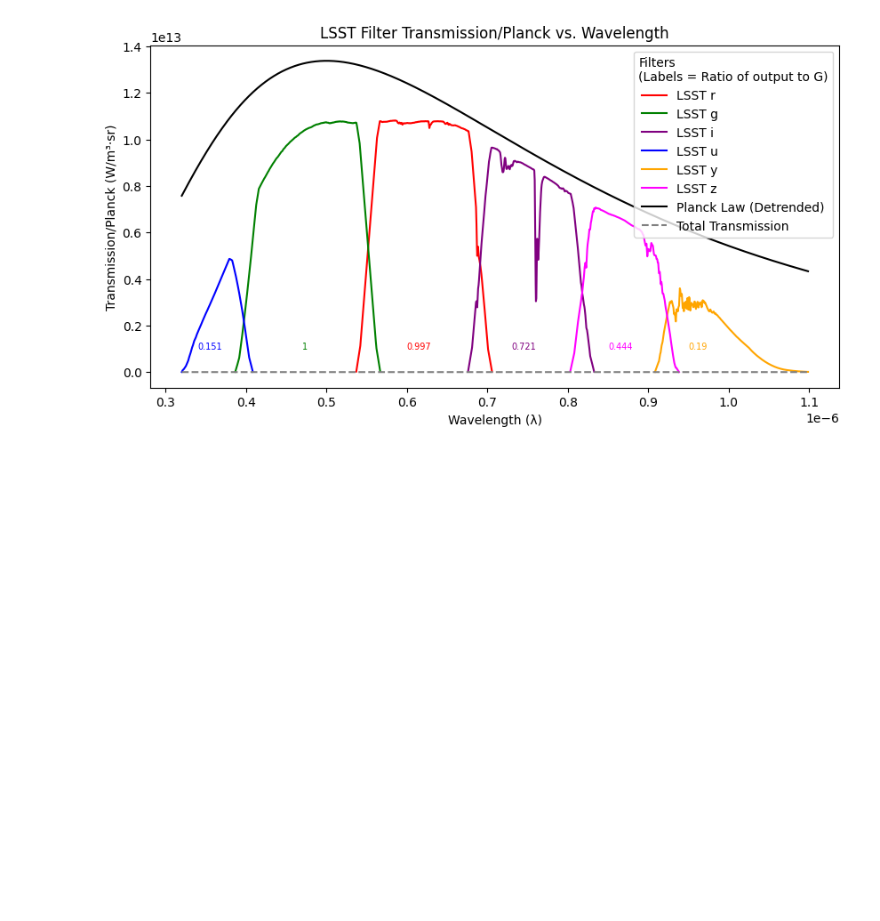
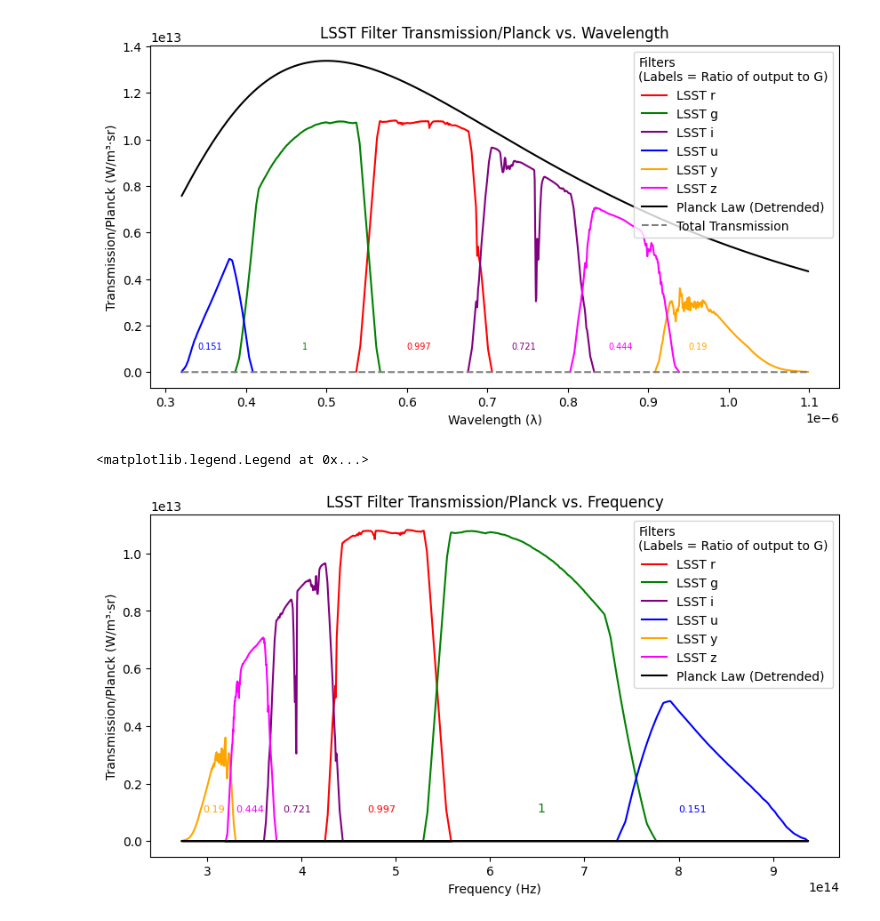
Before and after one commit to varunprit/Coding, a Jupyter notebook: mcfacts/LSST_eff.ipynb, the cells around one changed output. Saved outputs shown, nothing was run; the diff lists cells and outputs as text; code cells hidden in the pictures; blank space fills up the shorter version.

Commit message:
freq

```diff
--- a/mcfacts/LSST_eff.ipynb
+++ b/mcfacts/LSST_eff.ipynb
@@ -40,8 +40,17 @@ u_wave = u_filter * 1e-10
 y_wave = y_filter * 1e-10
 z_wave = z_filter * 1e-10
 
+# converting wavelength to frequency
+c = 3e8 #speed of light
+r_freq = c/r_wave #using c already below as 3e8
+g_freq = c/g_wave
+i_freq = c/i_wave
+u_freq = c/u_wave
+y_freq = c/y_wave
+z_freq = c/z_wave
 
-#planck law
+
+#planck law for wavelengths
 t = 5800 #Temp of sun
 h = 6.626e-34 #Plank constant
 c = 3e8 #speed of light
@@ -88,6 +97,8 @@ z_ratio = z_total / g_total
 total_wave = np.concatenate((r_wave, g_wave, i_wave, u_wave, y_wave, z_wave)) #combining all the wavelengths in one
 plank_total = np.concatenate((plank_r, plank_g, plank_i, plank_u, plank_y, plank_z)) #Full Planck law
 trans_total = np.concatenate((r_trans, g_trans, i_trans, u_trans, y_trans, z_trans))
+total_freq = np.concatenate((r_freq, g_freq, i_freq, u_freq, y_freq, z_freq))
+freq_index = np.argsort(total_freq) #sorting the frequency values
 
 # To make plancks law graph smooth
 total_index = np.argsort(total_wave)
@@ -97,11 +108,11 @@ plank_total = (plank_total[total_index])*5e-1 #multiplied to make fit the graph
 # for y axis
 wavelength = np.linspace(min(trans_total), max(trans_total), len(total_wave))
 alpha = 1
-flux = (wavelength**(-alpha))*1e13
+flux = (wavelength**(-alpha))
 #flux *= flux.max()
 
 
 print(r_total, g_total, i_total, u_total, y_total, z_total)
-print(flux)
+print(r_freq)
 # %% [output]
 1.478394677861521e+16 1.4827916403347366e+16 1.0684893071692444e+16 2244757063838288.8 2810554652713769.0 6578972742849477.0
@@ -133,3 +154,29 @@ plt.legend(title="Filters\n(Labels = Ratio of output to G)",loc='upper right')
 # %% [output]
 <matplotlib.legend.Legend at 0x...>
 [figure]
+# %%
+# Plot Code
+plt.figure(figsize=(10, 5))
+plt.plot(r_freq, r_trans, color='red', label='LSST r')
+plt.plot(g_freq, g_trans, color='green', label='LSST g')
+plt.plot(i_freq, i_trans, color='purple', label='LSST i')
+plt.plot(u_freq, u_trans, color='blue', label='LSST u')
+plt.plot(y_freq, y_trans, color='orange', label='LSST y')
+plt.plot(z_freq, z_trans, color='magenta', label='LSST z')
+plt.plot(total_freq, flux, color='black', label='Planck Law (Detrended)')
+
+
+#labels
+plt.xlabel("Frequency (Hz)")
+plt.ylabel("Transmission/Planck (W/m³·sr)")
+plt.title("LSST Filter Transmission/Planck vs. Frequency")
+plt.annotate(f'{u_ratio:.3g}', (8e14, 0.1e13), fontsize=8, color='blue') #for u filter
+plt.annotate(f'{g_ratio:.3g}', (6.5e14, 0.1e13), fontsize=10, color='green') #for g filter
+plt.annotate(f'{r_ratio:.3g}', (4.7e14, 0.1e13), fontsize=8, color='red') #for r filter
+plt.annotate(f'{i_ratio:.3g}', (3.8e14, 0.1e13), fontsize=8, color='purple') #for i filter
+plt.annotate(f'{y_ratio:.3g}', (2.95e14, 0.1e13), fontsize=8, color='orange') #for y filter
+plt.annotate(f'{z_ratio:.3g}', (3.3e14, 0.1e13), fontsize=8, color='magenta') #for z filter
+plt.legend(title="Filters\n(Labels = Ratio of output to G)",loc='upper right')
+# %% [output]
+<matplotlib.legend.Legend at 0x...>
+[figure, added]
```
Also changed, not shown: parts of 1 cell of this notebook.
